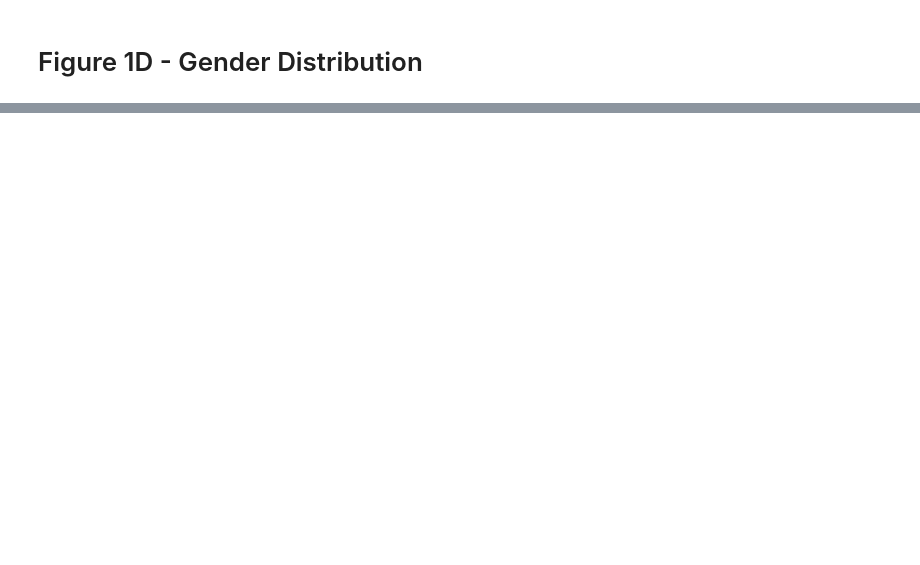
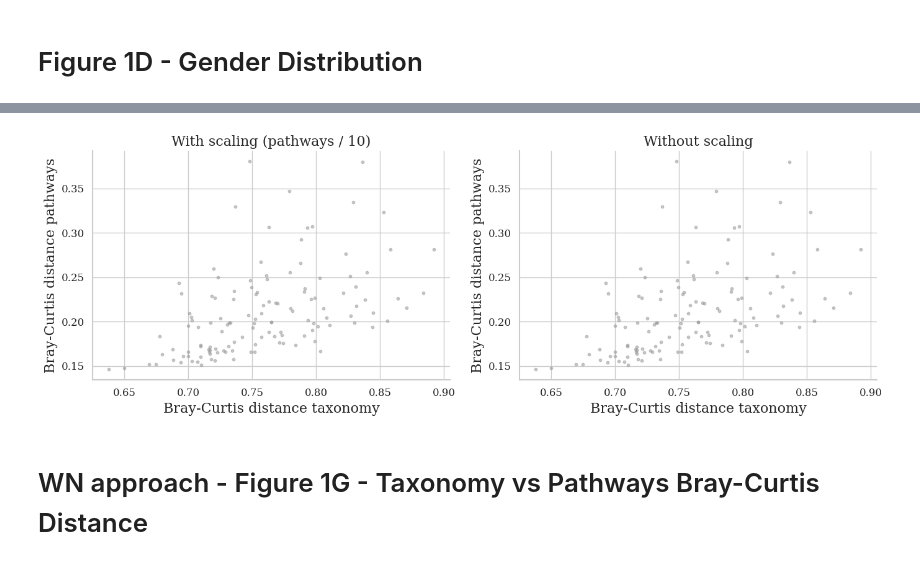
Before and after one commit to Tomasz-Lab/gut-former, a Jupyter notebook: notebooks/figure1.ipynb, the cells around one changed output, grey strips where cells are left out. Cells and saved outputs as stored; diff of their text form; code cells hidden in the pictures; blank space fills up the shorter version.

```diff
--- a/notebooks/figure1.ipynb
+++ b/notebooks/figure1.ipynb
@@ -105,0 +226,41 @@ plt.savefig(f"{figures_path}/Fig1D.png", dpi=300)
+# %%
+def zuza_result(taxonomy, pathways):
+    """Compute per-sample average Bray-Curtis distances using Zuza approach."""
+    dmT = squareform(pdist(taxonomy, 'braycurtis'))
+    dmP = squareform(pdist(pathways, 'braycurtis'))
+
+    upper_tri_idx = np.triu_indices(dmT.shape[0], k=1)
+
+    pairs_df = pd.DataFrame({
+        'sample1': taxonomy.index[upper_tri_idx[0]],
+        'sample2': taxonomy.index[upper_tri_idx[1]],
+        'taxonomy_dist': dmT[upper_tri_idx],
+        'pathways_dist': dmP[upper_tri_idx],
+    })
+
+    mean_as_sample1 = pairs_df.groupby('sample1')[['taxonomy_dist', 'pathways_dist']].mean()
+    mean_as_sample2 = pairs_df.groupby('sample2')[['taxonomy_dist', 'pathways_dist']].mean()
+
+    return pd.concat([mean_as_sample1, mean_as_sample2]).groupby(level=0).mean()
+# %%
+result_scaled    = zuza_result(taxonomy, pathways / 10)
+result_no_scale  = zuza_result(taxonomy, pathways)
+
+fig, axes = plt.subplots(1, 2, figsize=(14, 5))
+
+for ax, res, title in zip(axes,
+                           [result_scaled, result_no_scale],
+                           ["With scaling (pathways / 10)", "Without scaling"]):
+    ax.scatter(res['taxonomy_dist'], res['pathways_dist'],
+               s=10, alpha=0.5, color="#969696")
+    ax.set_xlabel("Bray-Curtis distance taxonomy")
+    ax.set_ylabel("Bray-Curtis distance pathways")
+    ax.set_title(title)
+    sns.despine(ax=ax)
+
+plt.tight_layout()
+plt.show()
+# %% [output]
+[figure, added]
+# %% [markdown]
+# WN approach - Figure 1G - Taxonomy vs Pathways Bray-Curtis Distance
```
Also changed, not shown: parts of 20 cells of this notebook, 1 other file.
